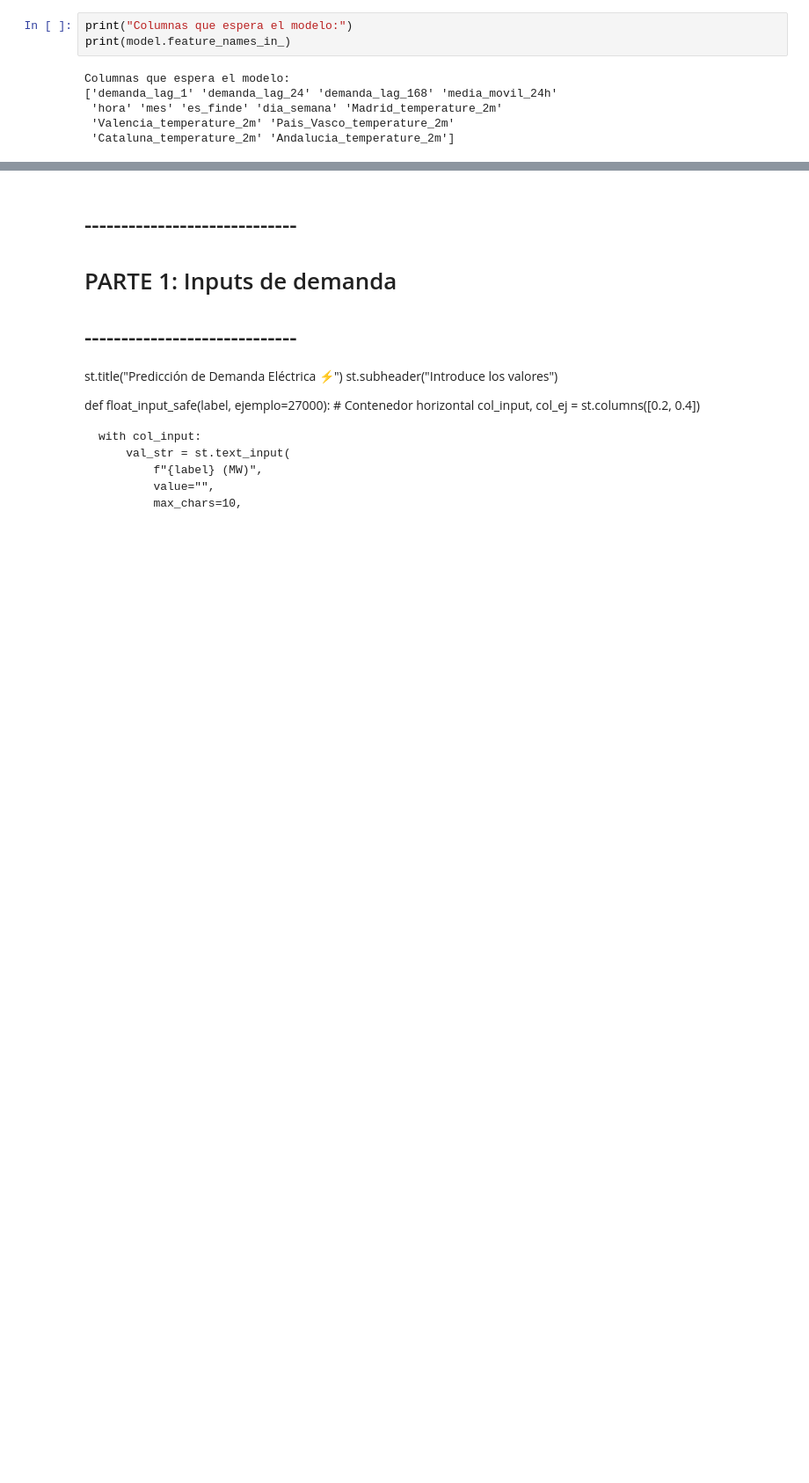
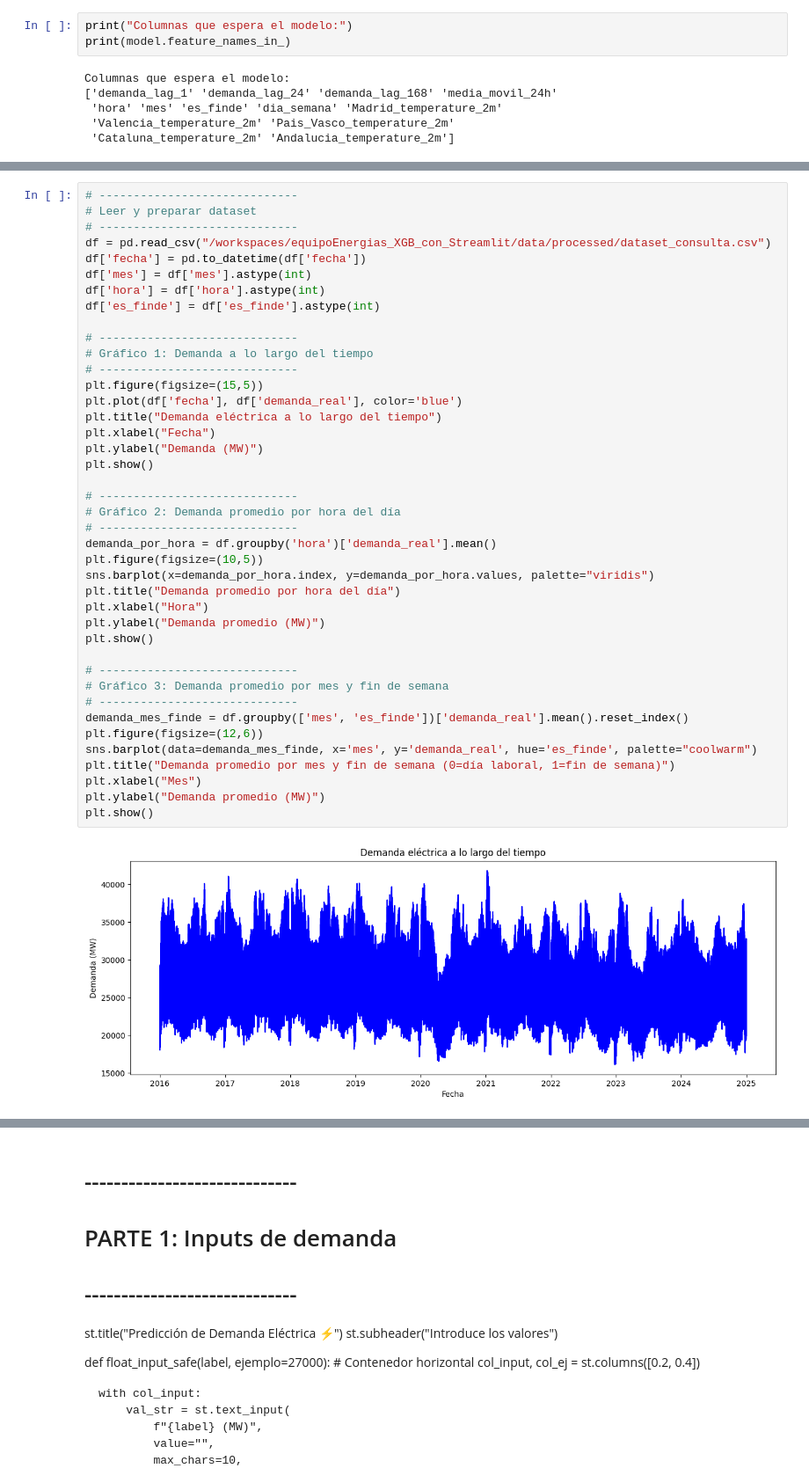
Before and after one commit to Leonp11/equipoEnergias_XGB_con_Streamlit, a Jupyter notebook: src/explore.ipynb, the cells around one changed output, grey strips where cells are left out. Shown at 88% size. Cells and saved outputs as stored; diff of their text form; blank space fills up the shorter version.

```diff
--- a/src/explore.ipynb
+++ b/src/explore.ipynb
@@ -86,0 +130,43 @@ Columnas que espera el modelo:
+# %%
+# -----------------------------
+# Leer y preparar dataset
+# -----------------------------
+df = pd.read_csv("/workspaces/equipoEnergias_XGB_con_Streamlit/data/processed/dataset_consulta.csv")
+df['fecha'] = pd.to_datetime(df['fecha'])
+df['mes'] = df['mes'].astype(int)
+df['hora'] = df['hora'].astype(int)
+df['es_finde'] = df['es_finde'].astype(int)
+
+# -----------------------------
+# Gráfico 1: Demanda a lo largo del tiempo
+# -----------------------------
+plt.figure(figsize=(15,5))
+plt.plot(df['fecha'], df['demanda_real'], color='blue')
+plt.title("Demanda eléctrica a lo largo del tiempo")
+plt.xlabel("Fecha")
+plt.ylabel("Demanda (MW)")
+plt.show()
+
+# -----------------------------
+# Gráfico 2: Demanda promedio por hora del día
+# -----------------------------
+demanda_por_hora = df.groupby('hora')['demanda_real'].mean()
+plt.figure(figsize=(10,5))
+sns.barplot(x=demanda_por_hora.index, y=demanda_por_hora.values, palette="viridis")
+plt.title("Demanda promedio por hora del día")
+plt.xlabel("Hora")
+plt.ylabel("Demanda promedio (MW)")
+plt.show()
+
+# -----------------------------
+# Gráfico 3: Demanda promedio por mes y fin de semana
+# -----------------------------
+demanda_mes_finde = df.groupby(['mes', 'es_finde'])['demanda_real'].mean().reset_index()
+plt.figure(figsize=(12,6))
+sns.barplot(data=demanda_mes_finde, x='mes', y='demanda_real', hue='es_finde', palette="coolwarm")
+plt.title("Demanda promedio por mes y fin de semana (0=día laboral, 1=fin de semana)")
+plt.xlabel("Mes")
+plt.ylabel("Demanda promedio (MW)")
+plt.show()
+# %% [output]
+[figure, added]
```
Also changed, not shown: parts of 6 cells of this notebook, 2 other files.
